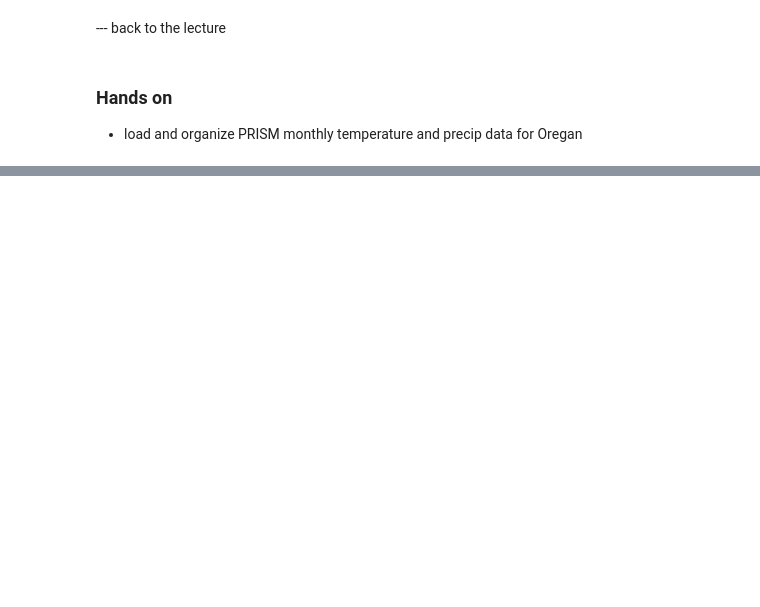
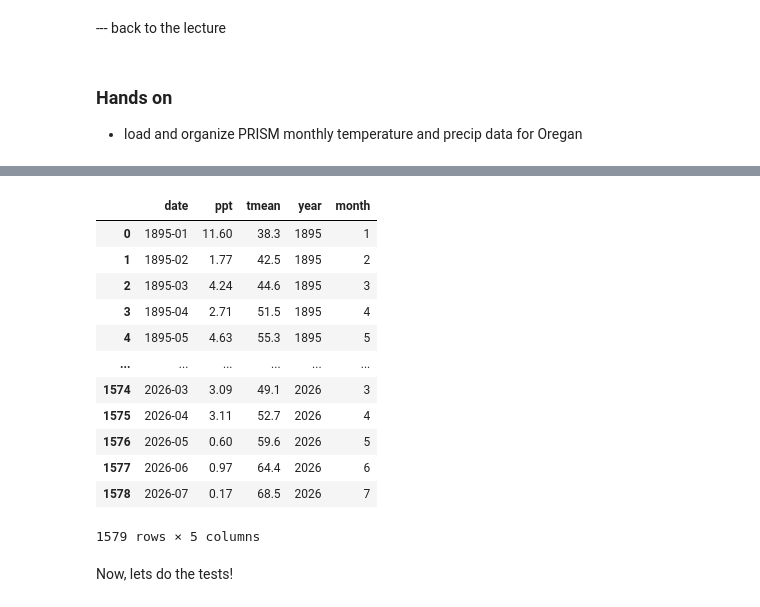
Before and after one commit to cl3225/CLMTG-5060, a Jupyter notebook: Lecture03_example.ipynb, the cells around one changed output, grey strips where cells are left out. Saved outputs shown, nothing was run; the diff lists cells and outputs as text; code cells hidden in the pictures; blank space fills up the shorter version.

```diff
--- a/Lecture03_example.ipynb
+++ b/Lecture03_example.ipynb
@@ -139,3 +138,22 @@ df['month'] = df['date'].str[5:7].astype(int)
+# %%
+df.columns = ['date', 'ppt', 'tmean']
+df['year'] = df['date'].str[:4].astype(int)
+df['month'] = df['date'].str[5:7].astype(int)
+df
+# %% [output]
+|  | date | ppt | tmean | year | month |
+| 0 | 1895-01 | 11.60 | 38.3 | 1895 | 1 |
+| 1 | 1895-02 | 1.77 | 42.5 | 1895 | 2 |
+| 2 | 1895-03 | 4.24 | 44.6 | 1895 | 3 |
+| 3 | 1895-04 | 2.71 | 51.5 | 1895 | 4 |
+| 4 | 1895-05 | 4.63 | 55.3 | 1895 | 5 |
+| ... | ... | ... | ... | ... | ... |
+| 1574 | 2026-03 | 3.09 | 49.1 | 2026 | 3 |
+| 1575 | 2026-04 | 3.11 | 52.7 | 2026 | 4 |
+| 1576 | 2026-05 | 0.60 | 59.6 | 2026 | 5 |
+| 1577 | 2026-06 | 0.97 | 64.4 | 2026 | 6 |
+| 1578 | 2026-07 | 0.17 | 68.5 | 2026 | 7 |
+1579 rows × 5 columns
 # %%
 # Aggregate to annual: mean temperature, total precipitation
 annual_temp = df.groupby('year')['tmean'].mean()
@@ -149,3 +167,5 @@ t1 = annual_temp.values[arg_early]
 t2 = annual_temp.values[arg_recent]
 p1 = annual_ppt.values[arg_early]
 p2 = annual_ppt.values[arg_recent]
+# %% [markdown]
+Now, lets do the tests!
```
Also changed, not shown: parts of 5 cells of this notebook.
